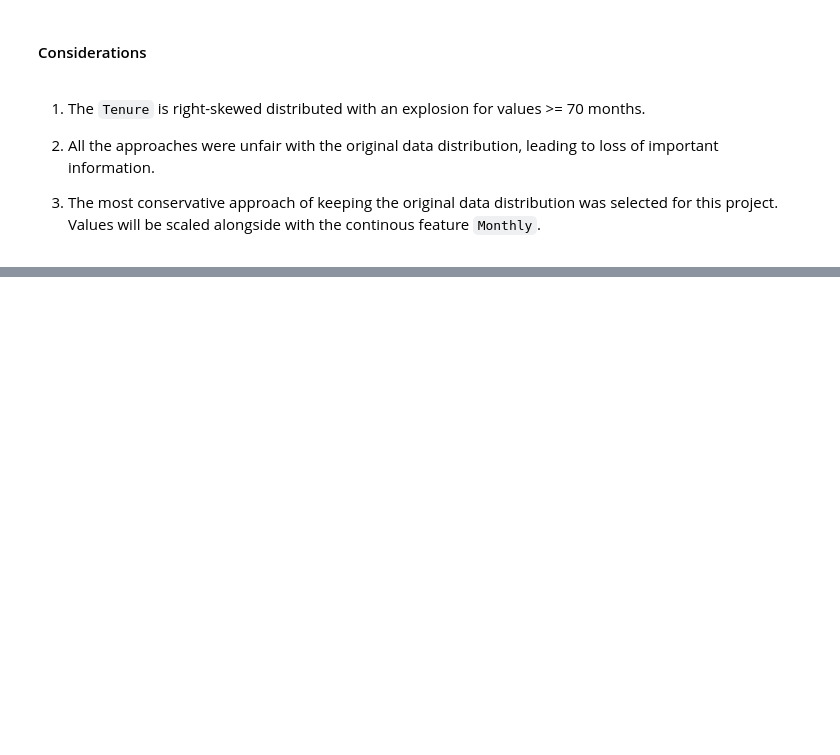
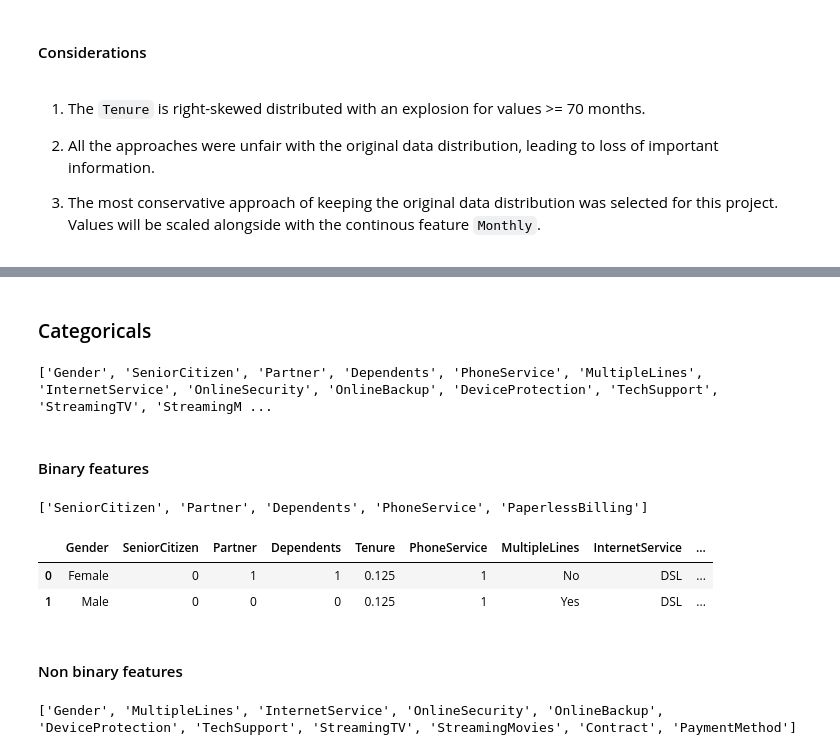
Before and after one commit to DanielCrema/oracle-one-data-science-challenge3-telecom-x-2, a Jupyter notebook: main.ipynb, the cells around one changed output, grey strips where cells are left out. Cells and saved outputs as stored; diff of their text form; code cells hidden in the pictures; blank space fills up the shorter version.

Commit message:
finish y and x transformations

```diff
--- a/main.ipynb
+++ b/main.ipynb
@@ -451,5 +460,3 @@ Name: TenureGroupQuantile, dtype: float64
 2. All the approaches were unfair with the original data distribution, leading to loss of important information.
 3. The most conservative approach of keeping the original data distribution was selected for this project.
 Values will be scaled alongside with the continous feature `Monthly`.
-# %%
-df.drop(columns=['TenureGroup1', 'TenureGroup2', 'TenureGroupQuantile'], inplace=True)
@@ -455,0 +465,4 @@ df.drop(columns=['TenureGroup1', 'TenureGroup2', 'TenureGroupQuantile'], inplace
+# %%
+scaler = MinMaxScaler()
+x[['Monthly', 'Tenure']] = scaler.fit_transform(df[['Monthly', 'Tenure']])
+print(x[['Monthly', 'Tenure']])
@@ -455,0 +484,29 @@ df.drop(columns=['TenureGroup1', 'TenureGroup2', 'TenureGroupQuantile'], inplace
+# %% [markdown]
+### Categoricals
+# %%
+categorical_features = [item for item in x.columns if x[item].dtype == 'O']
+print(categorical_features)
+# %% [output]
+['Gender', 'SeniorCitizen', 'Partner', 'Dependents', 'PhoneService', 'MultipleLines', 'InternetService', 'OnlineSecurity', 'OnlineBackup', 'DeviceProtection', 'TechSupport', 'StreamingTV', 'StreamingM ...
+# %% [markdown]
+#### Binary features
+# %%
+binary_features = [item for item in categorical_features if x[item].nunique() == 2]
+binary_features.remove('Gender')
+print(binary_features)
+# %% [output]
+['SeniorCitizen', 'Partner', 'Dependents', 'PhoneService', 'PaperlessBilling']
+# %%
+x[binary_features] = x[binary_features].apply(lambda col: col.map({'Yes': 1, 'No': 0}))
+x.head(2)
+# %% [output]
+|  | Gender | SeniorCitizen | Partner | Dependents | Tenure | PhoneService | MultipleLines | InternetService | ... |
+| 0 | Female | 0 | 1 | 1 | 0.125 | 1 | No | DSL | ... |
+| 1 | Male | 0 | 0 | 0 | 0.125 | 1 | Yes | DSL | ... |
+# %% [markdown]
+#### Non binary features
+# %%
+non_binary_features = [item for item in categorical_features if item not in binary_features]
+print(non_binary_features)
+# %% [output]
+['Gender', 'MultipleLines', 'InternetService', 'OnlineSecurity', 'OnlineBackup', 'DeviceProtection', 'TechSupport', 'StreamingTV', 'StreamingMovies', 'Contract', 'PaymentMethod']
```
Also changed, not shown: parts of 25 cells of this notebook.
